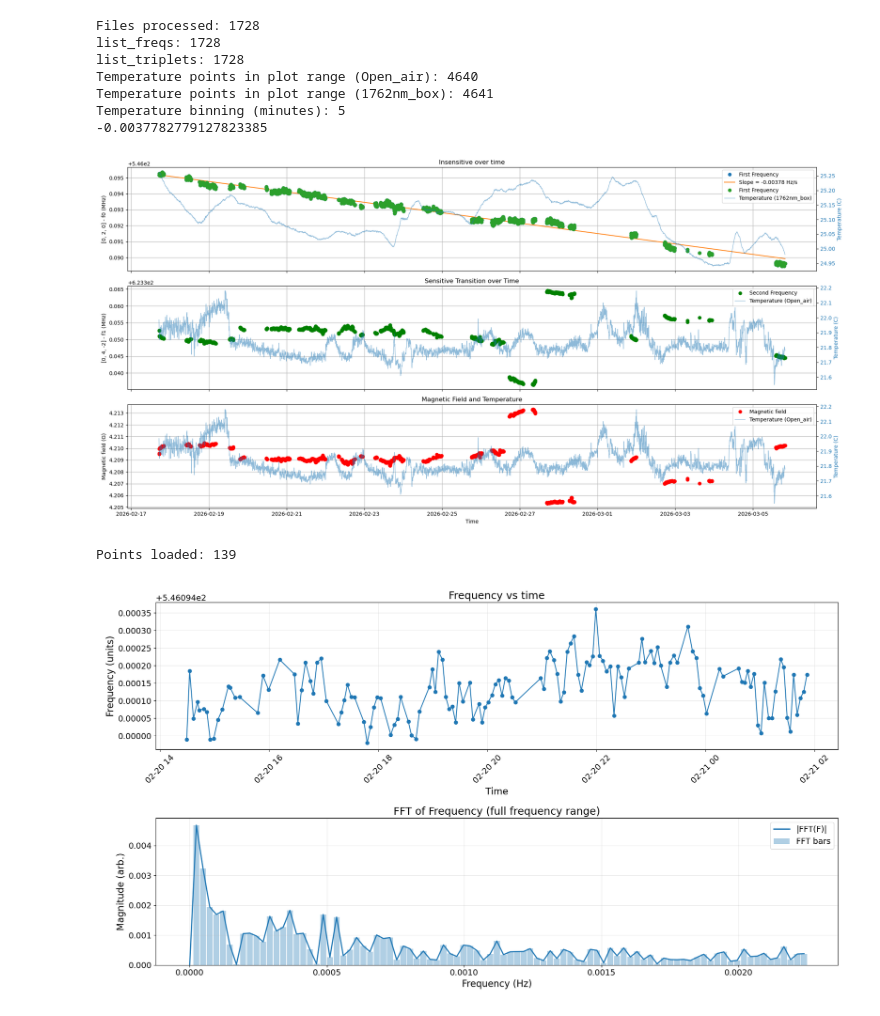
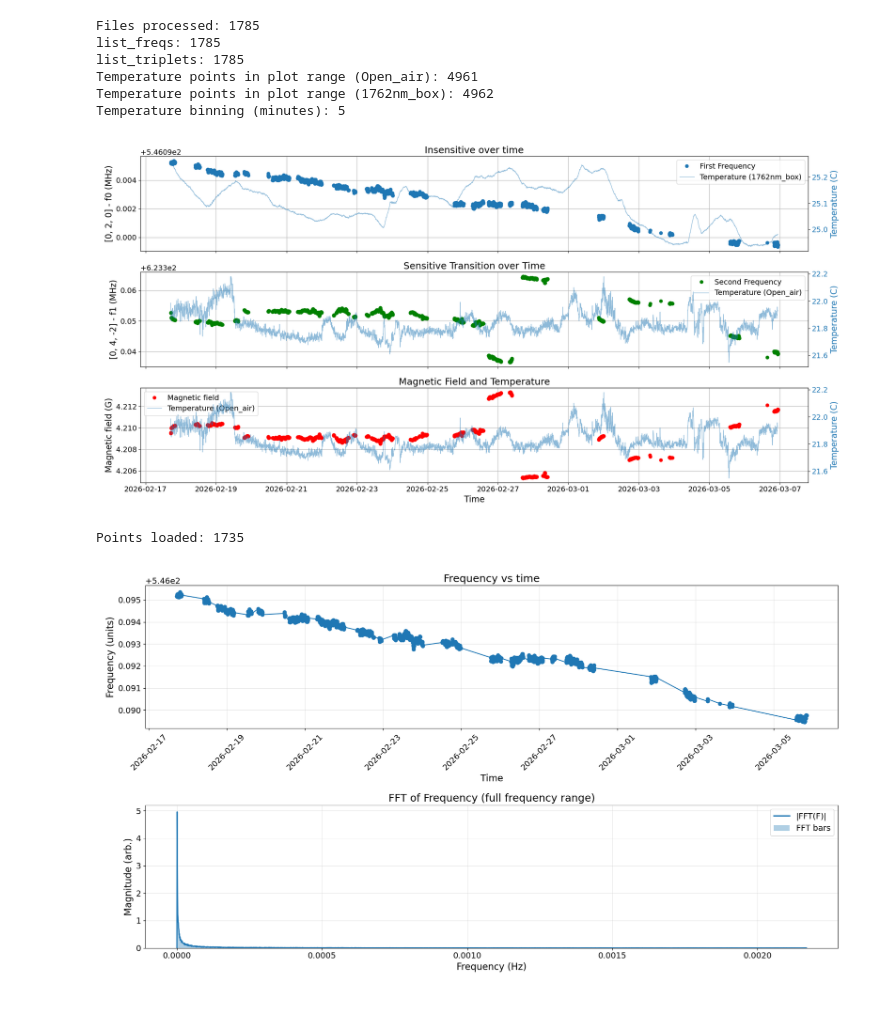
Before and after one commit to GauravTathed/PhD_python_scripts, a Jupyter notebook: Magnetic_field_over_time/magnetic_field_and_temp.ipynb, the cells around one changed output. Drawn from its saved outputs; the diff is of its cells as text; code cells hidden in the pictures.

```diff
--- a/Magnetic_field_over_time/magnetic_field_and_temp.ipynb
+++ b/Magnetic_field_over_time/magnetic_field_and_temp.ipynb
@@ -236,28 +236,28 @@ print("Temperature binning (minutes):", TEMP_BIN_MINUTES)
 # Create a single figure with subplots
 fig, ax = plt.subplots(3, 1, figsize=(20, 10), sharex=True)
 
-# --- Linear fit for top subplot: first_freq_values vs time ---
-if len(sorted_times) >= 2:
-    t0 = sorted_times[0]
-    t_sec = np.array([(t - t0).total_seconds() for t in sorted_times], dtype=float)
+# # --- Linear fit for top subplot: first_freq_values vs time ---
+# if len(sorted_times) >= 2:
+#     t0 = sorted_times[0]
+#     t_sec = np.array([(t - t0).total_seconds() for t in sorted_times], dtype=float)
 
-    # Fit: f_MHz = m*t + b
-    m_mhz_per_s, b_mhz = np.polyfit(t_sec, first_freq_values, 1)
+#     # Fit: f_MHz = m*t + b
+#     m_mhz_per_s, b_mhz = np.polyfit(t_sec, first_freq_values, 1)
 
-    # Convert slope to Hz/s (since first_freq_values are in MHz)
-    m_hz_per_s = m_mhz_per_s * 1e6
-    print(m_hz_per_s)
-    fit_line = m_mhz_per_s * t_sec + b_mhz
-    slope_text = f"Slope = {m_hz_per_s:.3g} Hz/s"
-else:
-    fit_line = None
-    slope_text = "Slope = N/A"
+#     # Convert slope to Hz/s (since first_freq_values are in MHz)
+#     m_hz_per_s = m_mhz_per_s * 1e6
+#     print(m_hz_per_s)
+#     fit_line = m_mhz_per_s * t_sec + b_mhz
+#     slope_text = f"Slope = {m_hz_per_s:.3g} Hz/s"
+# else:
+#     fit_line = None
+#     slope_text = "Slope = N/A"
 
-# --- Plot first frequency vs. time (with fit) ---
-ax[0].plot(sorted_times, first_freq_values, "o", label="First Frequency")
+# # --- Plot first frequency vs. time (with fit) ---
+# ax[0].plot(sorted_times, first_freq_values, "o", label="First Frequency")
 
-if fit_line is not None:
-    ax[0].plot(sorted_times, fit_line, "-", label=slope_text)
+# if fit_line is not None:
+#     ax[0].plot(sorted_times, fit_line, "-", label=slope_text)
 
 ax[0].set_ylabel("[0, 2, 0] - f0 (MHz)")
 ax[0].set_title("Insensitive over time")
@@ -334,14 +334,13 @@ plt.tight_layout()
 plt.savefig("freq_deviation_over_time.png")
 plt.show()
 # %% [output]
-Files processed: 1728
-list_freqs: 1728
-list_triplets: 1728
-Temperature points in plot range (Open_air): 4640
-Temperature points in plot range (1762nm_box): 4641
+Files processed: 1785
+list_freqs: 1785
+list_triplets: 1785
+Temperature points in plot range (Open_air): 4961
+Temperature points in plot range (1762nm_box): 4962
 Temperature binning (minutes): 5
--0.0037782779127823385
-[figure, old version]
+[figure, new version]
 # %%
 %matplotlib widget
 # %%
@@ -357,8 +356,8 @@ folder_paths = [
     r"Z:\Lab Data\D52_Calibration_Ba137\RFSoC_Fast_bussed_Ramsey_daily_calibrations",
 ]
 
-start_date = datetime(2026, 2, 20, 13, 0, 0)
-end_date   = datetime(2026, 2, 21, 2, 0, 0)
+start_date = datetime(2026, 2, 17, 0, 0, 0)  # Change to desired start datetime
+end_date = datetime(2026, 12, 15, 0, 0, 59)  # Change to desired end datetime (Optional)
 
 # which frequency index to FFT: 0 = first frequency, 1 = second frequency
 FREQ_INDEX = 0
@@ -482,32 +481,32 @@ def plot_freq_and_fft(times_dt, freqs, take_derivative=False):
         tick.set_rotation(45)
 
     # Bottom: FFT with bars + line (histogram-like)
     if len(freqs_hz) > 1:
         df = np.median(np.diff(freqs_hz))
         bar_width = 0.9 * df
     else:
         bar_width = 1.0
 
     ax2.bar(freqs_hz, mag, width=bar_width, alpha=0.35, align="center", label="FFT bars")
     ax2.plot(freqs_hz, mag, linewidth=2, label=fft_line_label)
     ax2.set_xlabel("Frequency (Hz)")
     ax2.set_ylabel("Magnitude (arb.)")
     ax2.set_title(fft_title)
     ax2.grid(True, alpha=0.3)
     ax2.legend()
 
     plt.tight_layout()
     plt.show()
 
 
 # if __name__ == "__main__":
 times_dt, freqs = collect_freq_times(folder_paths, start_date, end_date, freq_index=FREQ_INDEX)
 print("Points loaded:", len(freqs))
 
 if len(freqs) == 0:
     raise SystemExit("No data found in the specified date range / folders.")
 
 plot_freq_and_fft(times_dt, freqs, take_derivative=TAKE_DERIVATIVE)
 # %% [output]
-Points loaded: 139
+Points loaded: 1735
-[figure, old version]
+[figure, new version]
```
Also changed, not shown: 9 other files.
